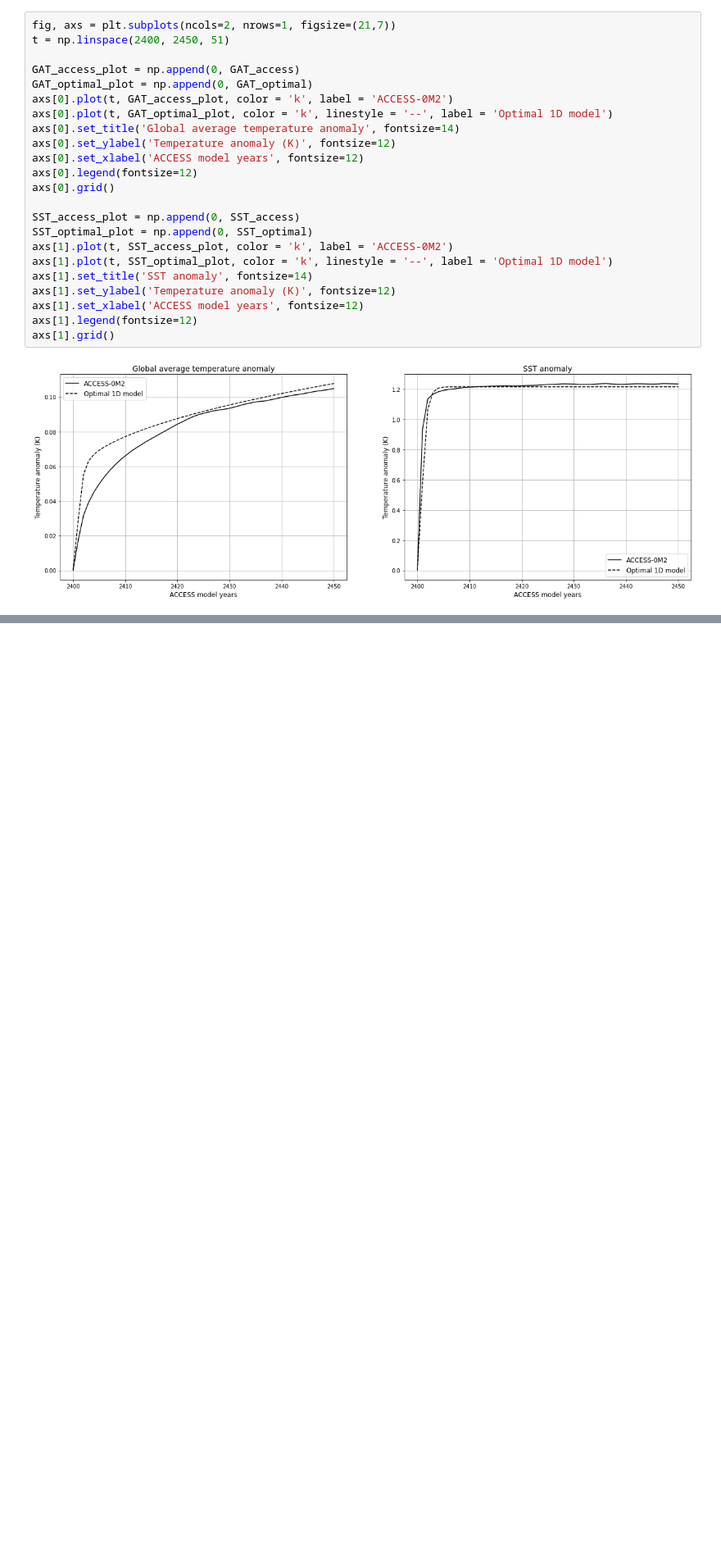
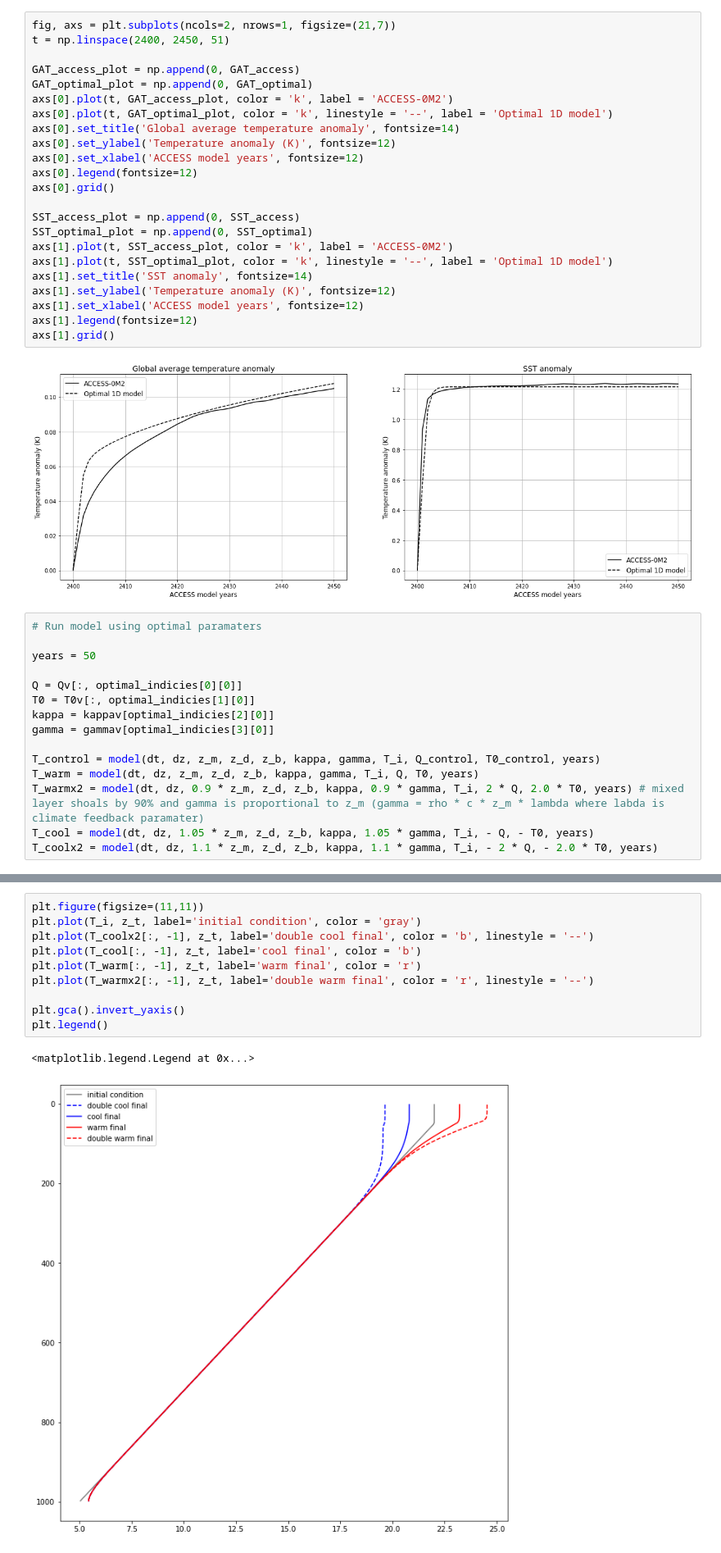
Before and after one commit to mpudig/HonoursThesis, a Jupyter notebook: one_dim_experiments.ipynb, the cells around one changed output, grey strips where cells are left out. Shown at 82% size. Cells and saved outputs as stored; diff of their text form; blank space fills up the shorter version.

Commit message:
Added MLD shoaling.

```diff
--- a/one_dim_experiments.ipynb
+++ b/one_dim_experiments.ipynb
@@ -160,3 +160,18 @@ axs[1].legend(fontsize=12)
 axs[1].grid()
 # %% [output]
 [figure]
+# %%
+# Run model using optimal paramaters
+
+years = 50
+
+Q = Qv[:, optimal_indicies[0][0]]
+T0 = T0v[:, optimal_indicies[1][0]]
+kappa = kappav[optimal_indicies[2][0]]
+gamma = gammav[optimal_indicies[3][0]]
+
+T_control = model(dt, dz, z_m, z_d, z_b, kappa, gamma, T_i, Q_control, T0_control, years)
+T_warm = model(dt, dz, z_m, z_d, z_b, kappa, gamma, T_i, Q, T0, years)
+T_warmx2 = model(dt, dz, 0.9 * z_m, z_d, z_b, kappa, 0.9 * gamma, T_i, 2 * Q, 2.0 * T0, years) # mixed layer shoals by 90% and gamma is proportional to z_m (gamma = rho * c * z_m * lambda where labda is climate feedback paramater)
+T_cool = model(dt, dz, 1.05 * z_m, z_d, z_b, kappa, 1.05 * gamma, T_i, - Q, - T0, years)
+T_coolx2 = model(dt, dz, 1.1 * z_m, z_d, z_b, kappa, 1.1 * gamma, T_i, - 2 * Q, - 2.0 * T0, years)
@@ -162,0 +225,13 @@ axs[1].grid()
+# %%
+plt.figure(figsize=(11,11))
+plt.plot(T_i, z_t, label='initial condition', color = 'gray')
+plt.plot(T_coolx2[:, -1], z_t, label='double cool final', color = 'b', linestyle = '--')
+plt.plot(T_cool[:, -1], z_t, label='cool final', color = 'b')
+plt.plot(T_warm[:, -1], z_t, label='warm final', color = 'r')
+plt.plot(T_warmx2[:, -1], z_t, label='double warm final', color = 'r', linestyle = '--')
+
+plt.gca().invert_yaxis()
+plt.legend()
+# %% [output]
+<matplotlib.legend.Legend at 0x...>
+[figure, added]
```
Also changed, not shown: parts of 4 cells of this notebook.
